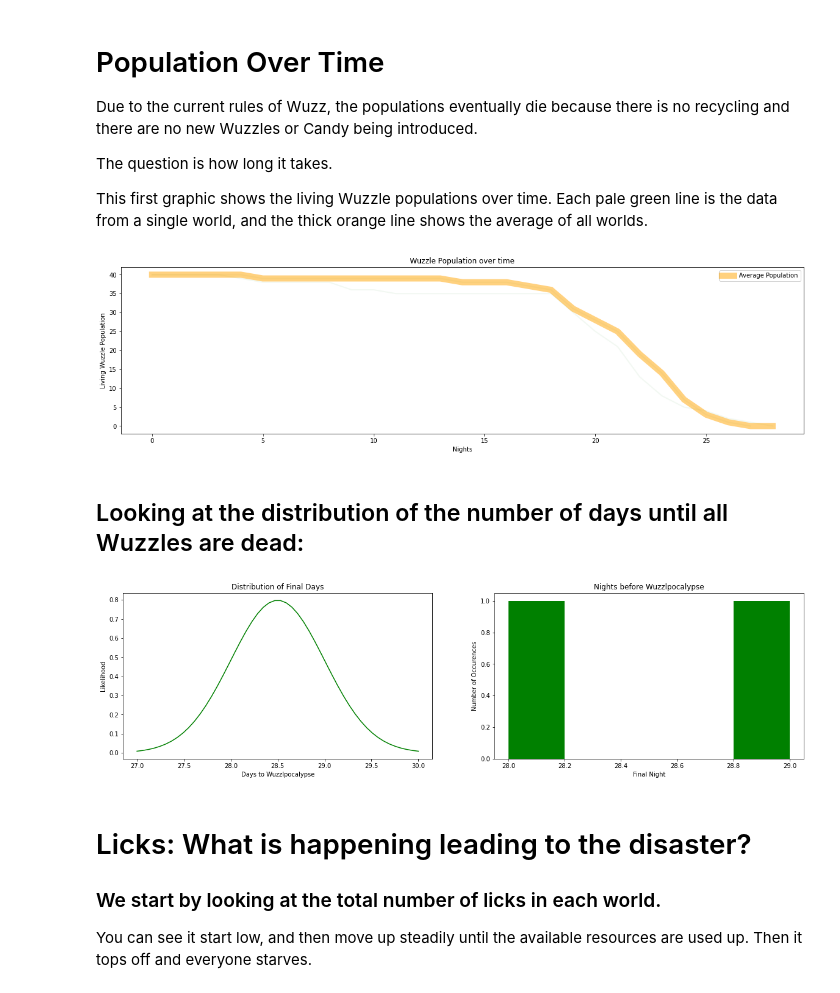
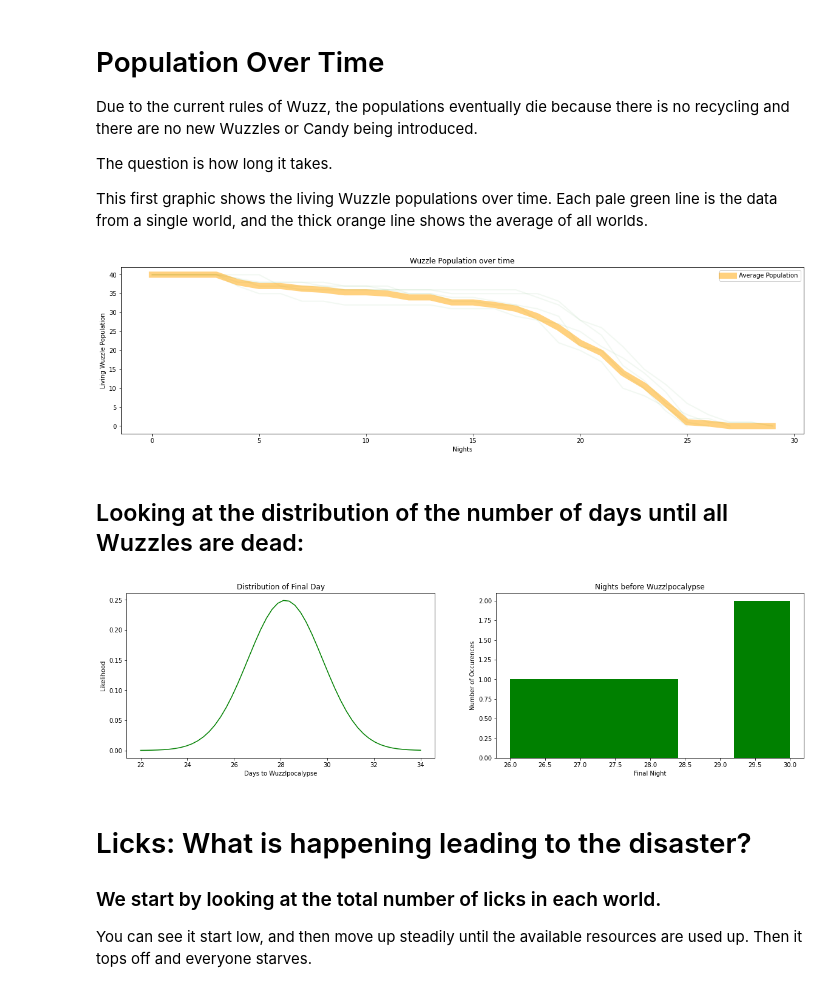
Before and after one commit to pcgentry/candy_machine, a Jupyter notebook: simulation_2_lr.ipynb, the cells around one changed output. Saved outputs shown, nothing was run; the diff lists cells and outputs as text; code cells hidden in the pictures.

```diff
--- a/simulation_2_lr.ipynb
+++ b/simulation_2_lr.ipynb
@@ -13,7 +13,8 @@ from src.simulation import Simulation
 
 s = Simulation()
 
-num_simulations = 2
+num_simulations = 5
+image_prefix = "images/lr_"
 
 simulations = []
 
@@ -85,11 +86,12 @@ plt.xlabel('Nights')
 plt.title('Wuzzle Population over time')
 
 plt.legend()
-plt.show()
+plt.savefig(f"{ image_prefix }wuzzle_population_over_time.png");
+plt.show();
 
 maximum_number_of_nights = max_nights
 # %% [output]
-[figure, old version]
+[figure, new version]
 # %% [markdown]
 ## Looking at the distribution of the number of days until all Wuzzles are dead:
 # %%
@@ -97,36 +99,37 @@ maximum_number_of_nights = max_nights
 fig, (ax1, ax2) = plt.subplots(1, 2, figsize=(20,5))
 
 max_nights = []
 
 for sim in simulations:
     nights_df = pd.DataFrame(sim.nightly_stats)
     max_nights.append(len(nights_df))
 
 max_nights = np.array(max_nights)
 
 global_nights_mean = max_nights.mean()
 global_nights_min = max_nights.min()
 global_nights_max = max_nights.max()
 
 
 dist = norm(loc=max_nights.mean(), scale=max_nights.std())
 
 spread = max_nights.max() - max_nights.min()
 support = np.linspace(max_nights.min() - spread, max_nights.max() + spread, 50)
 
 ax1.plot(support, dist.pdf(support), color='green')
 ax1.set_ylabel('Likelihood')
 ax1.set_xlabel('Days to Wuzzlpocalypse')
-ax1.set_title('Distribution of Final Days')
+ax1.set_title('Distribution of Final Day')
 
 ax2.hist(max_nights, facecolor='green', alpha=1, bins=5)
 ax2.set_ylabel('Number of Occurences')
 ax2.set_xlabel('Final Night')
 ax2.set_title('Nights before Wuzzlpocalypse')
 
-plt.show()
+plt.savefig(f"{ image_prefix }distribution_final_days.png");
+plt.show();
 # %% [output]
-[figure, old version]
+[figure, new version]
 # %% [markdown]
 # Licks: What is happening leading to the disaster?
 
```
Also changed, not shown: parts of 3 cells of this notebook, 12 other files.
